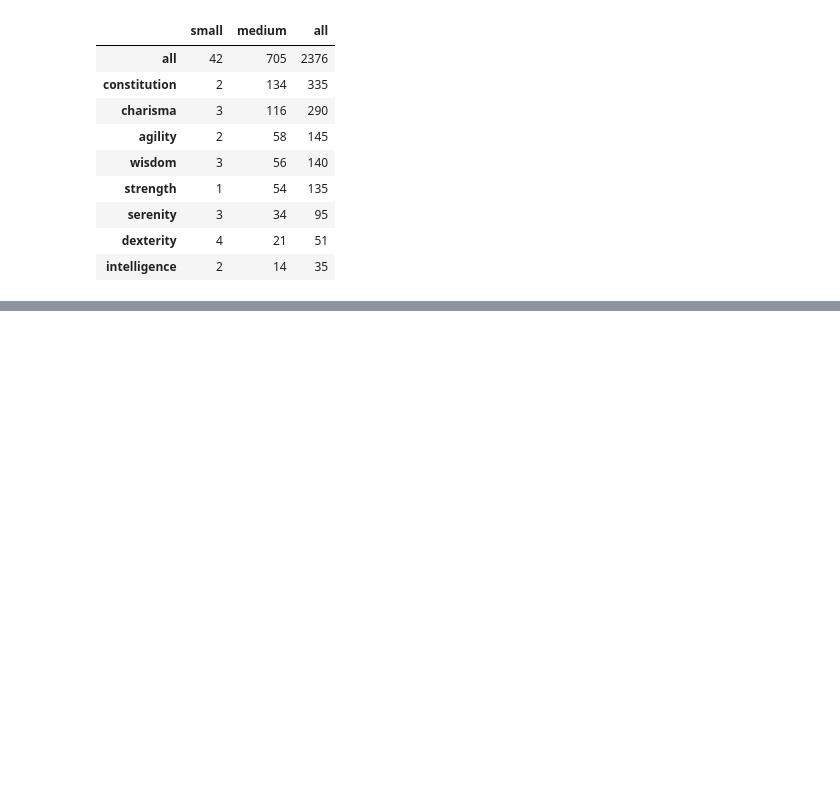
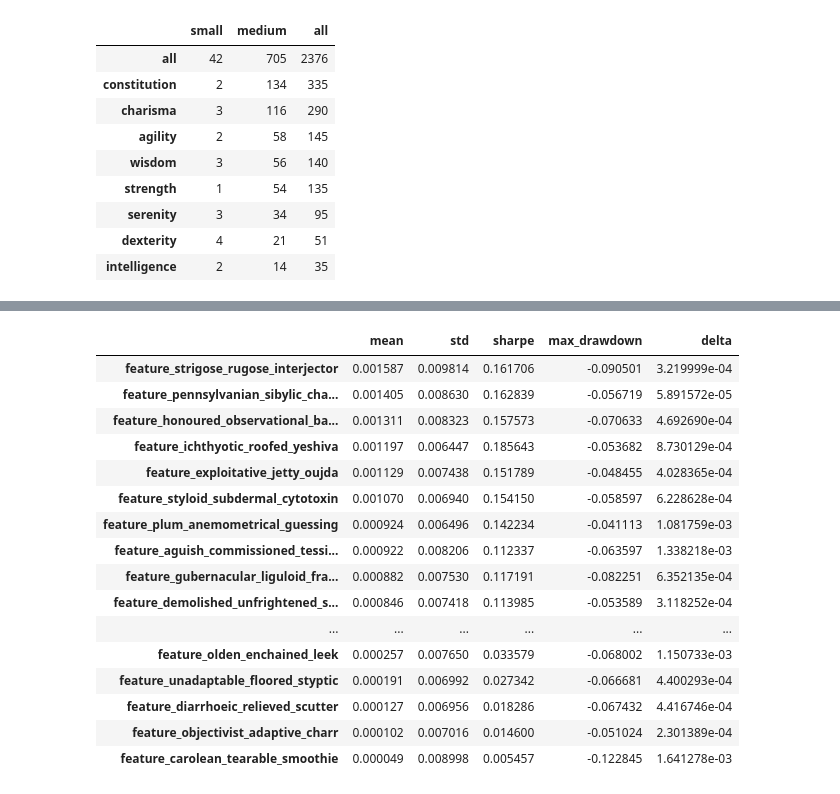
Before and after one commit to Pankaj-2003/Numerai_Models, a Jupyter notebook: feature_neutralization.ipynb, the cells around one changed output, grey strips where cells are left out. Saved outputs shown, nothing was run; the diff lists cells and outputs as text; code cells hidden in the pictures; blank space fills up the shorter version.

```diff
--- a/feature_neutralization.ipynb
+++ b/feature_neutralization.ipynb
@@ -88,0 +110,20 @@ per_era_corr.cumsum().plot(title = "Cummulative Absolute Value CORR of Features
+# %%
+metric(per_era_corr)
+# %% [output]
+|  | mean | std | sharpe | max_drawdown | delta |
+| feature_strigose_rugose_interjector | 0.001587 | 0.009814 | 0.161706 | -0.090501 | 3.219999e-04 |
+| feature_pennsylvanian_sibylic_cha... | 0.001405 | 0.008630 | 0.162839 | -0.056719 | 5.891572e-05 |
+| feature_honoured_observational_ba... | 0.001311 | 0.008323 | 0.157573 | -0.070633 | 4.692690e-04 |
+| feature_ichthyotic_roofed_yeshiva | 0.001197 | 0.006447 | 0.185643 | -0.053682 | 8.730129e-04 |
+| feature_exploitative_jetty_oujda | 0.001129 | 0.007438 | 0.151789 | -0.048455 | 4.028365e-04 |
+| feature_styloid_subdermal_cytotoxin | 0.001070 | 0.006940 | 0.154150 | -0.058597 | 6.228628e-04 |
+| feature_plum_anemometrical_guessing | 0.000924 | 0.006496 | 0.142234 | -0.041113 | 1.081759e-03 |
+| feature_aguish_commissioned_tessi... | 0.000922 | 0.008206 | 0.112337 | -0.063597 | 1.338218e-03 |
+| feature_gubernacular_liguloid_fra... | 0.000882 | 0.007530 | 0.117191 | -0.082251 | 6.352135e-04 |
+| feature_demolished_unfrightened_s... | 0.000846 | 0.007418 | 0.113985 | -0.053589 | 3.118252e-04 |
+| ... | ... | ... | ... | ... | ... |
+| feature_olden_enchained_leek | 0.000257 | 0.007650 | 0.033579 | -0.068002 | 1.150733e-03 |
+| feature_unadaptable_floored_styptic | 0.000191 | 0.006992 | 0.027342 | -0.066681 | 4.400293e-04 |
+| feature_diarrhoeic_relieved_scutter | 0.000127 | 0.006956 | 0.018286 | -0.067432 | 4.416746e-04 |
+| feature_objectivist_adaptive_charr | 0.000102 | 0.007016 | 0.014600 | -0.051024 | 2.301389e-04 |
+| feature_carolean_tearable_smoothie | 0.000049 | 0.008998 | 0.005457 | -0.122845 | 1.641278e-03 |
```
Also changed, not shown: parts of 5 cells of this notebook.
